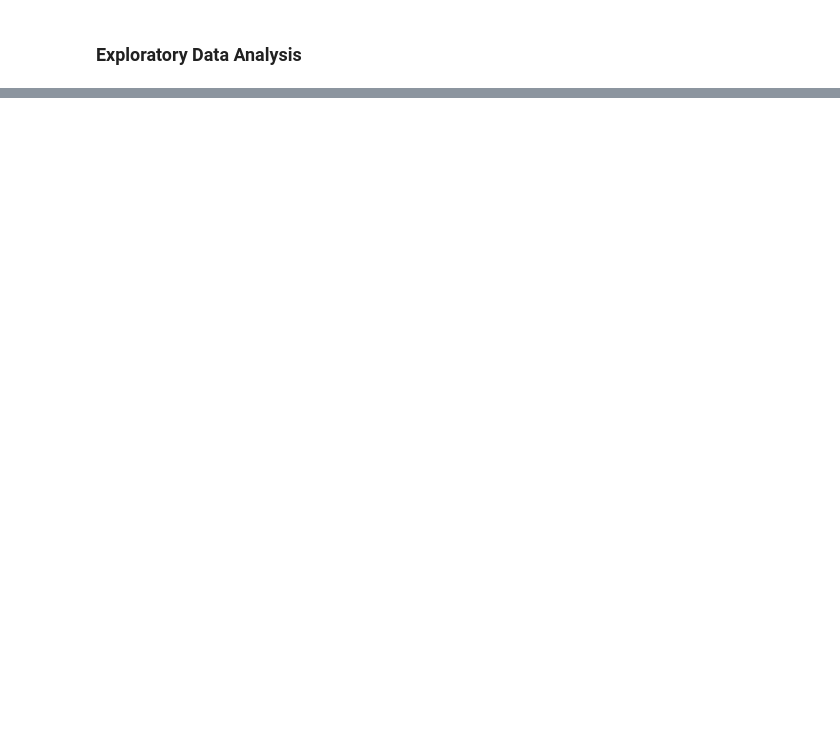
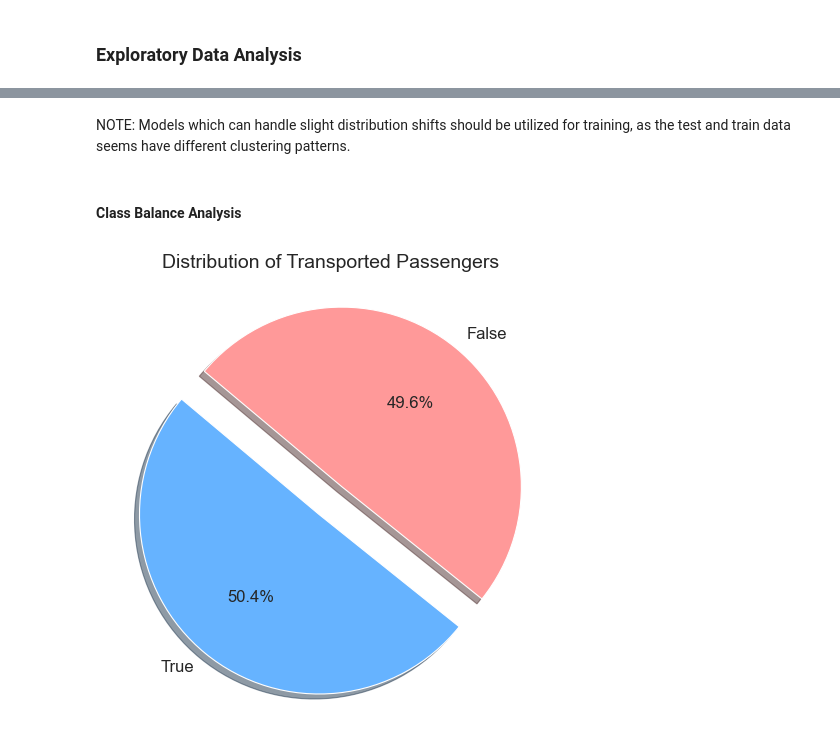
Before and after one commit to RMDS-GroupProject/spaceship_titanic, a Jupyter notebook: impute_missing_values.ipynb, the cells around one changed output, grey strips where cells are left out. Drawn from its saved outputs; the diff is of its cells as text; code cells hidden in the pictures; blank space fills up the shorter version.

Commit message:
class balance analysis

```diff
--- a/impute_missing_values.ipynb
+++ b/impute_missing_values.ipynb
@@ -274,0 +467,26 @@ Spilt of the Transported in Train Dataset
+# %% [markdown]
+NOTE: Models which can handle slight distribution shifts should be utilized for training, as the test and train data seems have different clustering patterns.
+# %% [markdown]
+#### Class Balance Analysis
+# %%
+# Define plot style
+fig, ax = plt.subplots(figsize=(5, 5))
+colors = ["#66b3ff", "#ff9999"]
+
+# Plot pie chart
+train_data["Transported"].value_counts().plot.pie(
+    explode=(0.1, 0.1),
+    autopct='%1.1f%%',
+    shadow=True,
+    startangle=140,
+    colors=colors,
+    textprops={"fontsize": 12},
+    ax=ax
+)  # type: ignore
+
+ax.set_ylabel("")
+ax.set_title("Distribution of Transported Passengers", fontsize=14)
+plt.tight_layout()
+plt.show()
+# %% [output]
+[figure, added]
```
Also changed, not shown: parts of 21 cells of this notebook.
